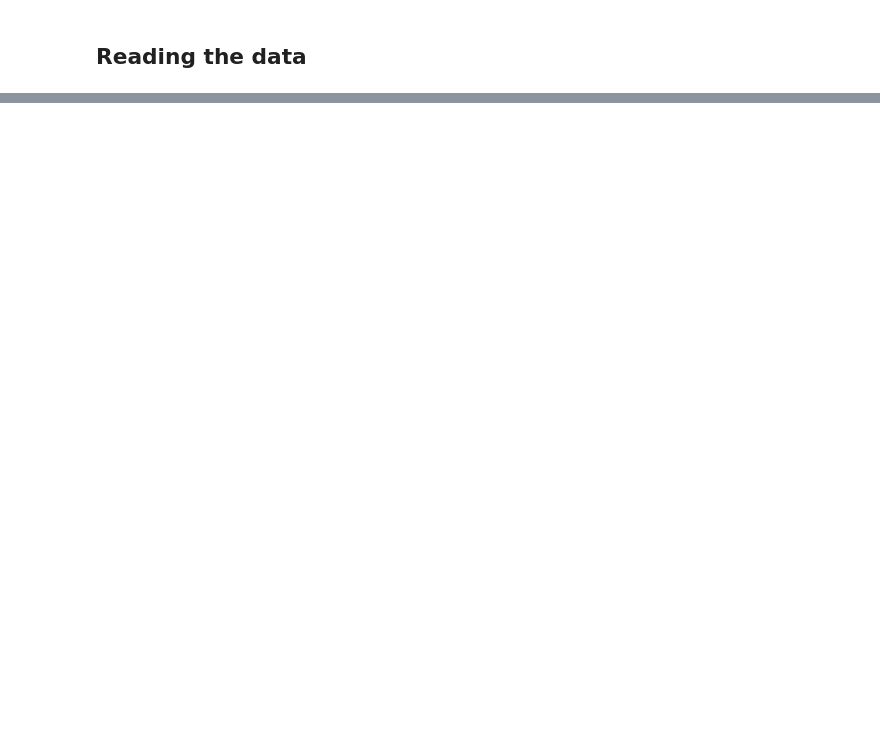
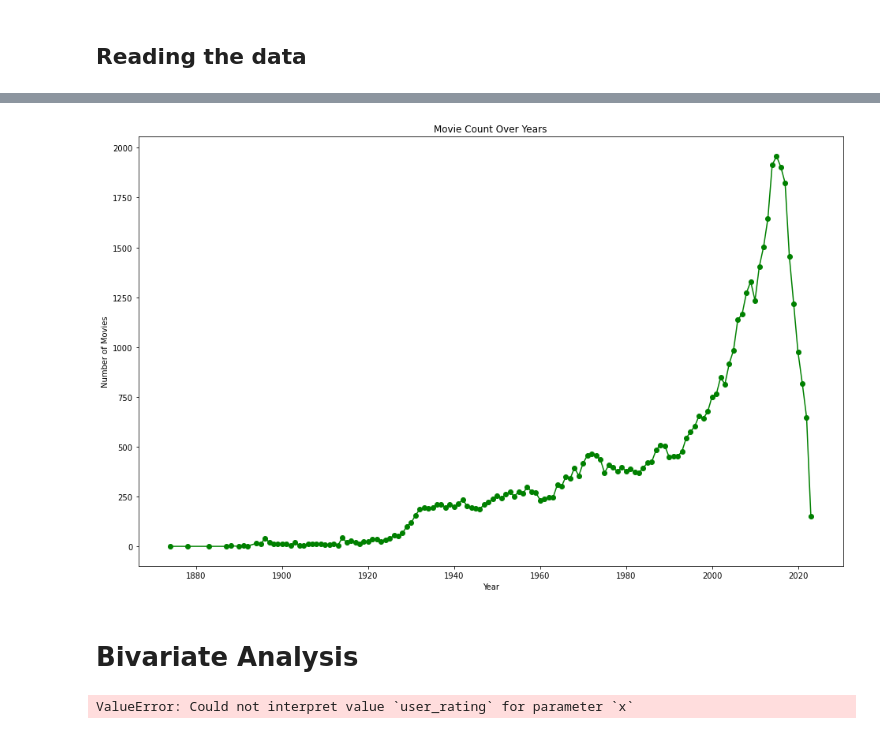
Before and after one commit to randellmwania/Movie-Recommendation-System, a Jupyter notebook: movie.ipynb, the cells around one changed output, grey strips where cells are left out. Saved outputs shown, nothing was run; the diff lists cells and outputs as text; code cells hidden in the pictures; blank space fills up the shorter version.

```diff
--- a/movie.ipynb
+++ b/movie.ipynb
@@ -42,0 +316,21 @@ FileNotFoundError: [Errno 2] No such file or directory: 'tags.csv'
+# %%
+# Plot a line chart for movie count over the years
+movie_count_per_year = merged_df['year'].value_counts().sort_index()
+
+plt.figure(figsize=(16, 10))
+movie_count_per_year.plot(kind='line', marker='o', color='green')
+plt.title('Movie Count Over Years')
+plt.xlabel('Year')
+plt.ylabel('Number of Movies')
+plt.show()
+# %% [output]
+[figure, added]
+# %% [markdown]
+# Bivariate Analysis
+# %%
+# Scatter plot for user ratings and movie genres
+sns.scatterplot(x='user_rating', y='genres', data=merged_df)
+plt.title('Relationship Between User Ratings and Movie Genres')
+plt.show()
+# %% [output]
+ValueError: Could not interpret value `user_rating` for parameter `x`
```
Also changed, not shown: parts of 27 cells of this notebook.
